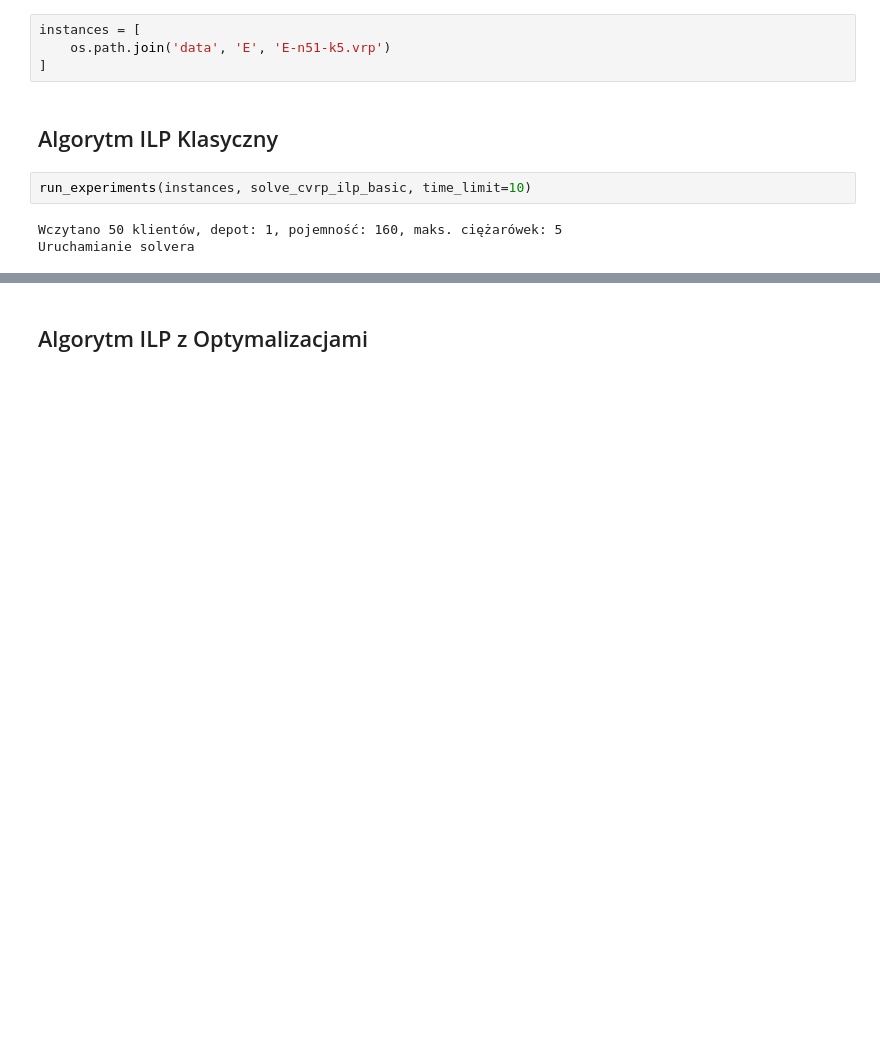
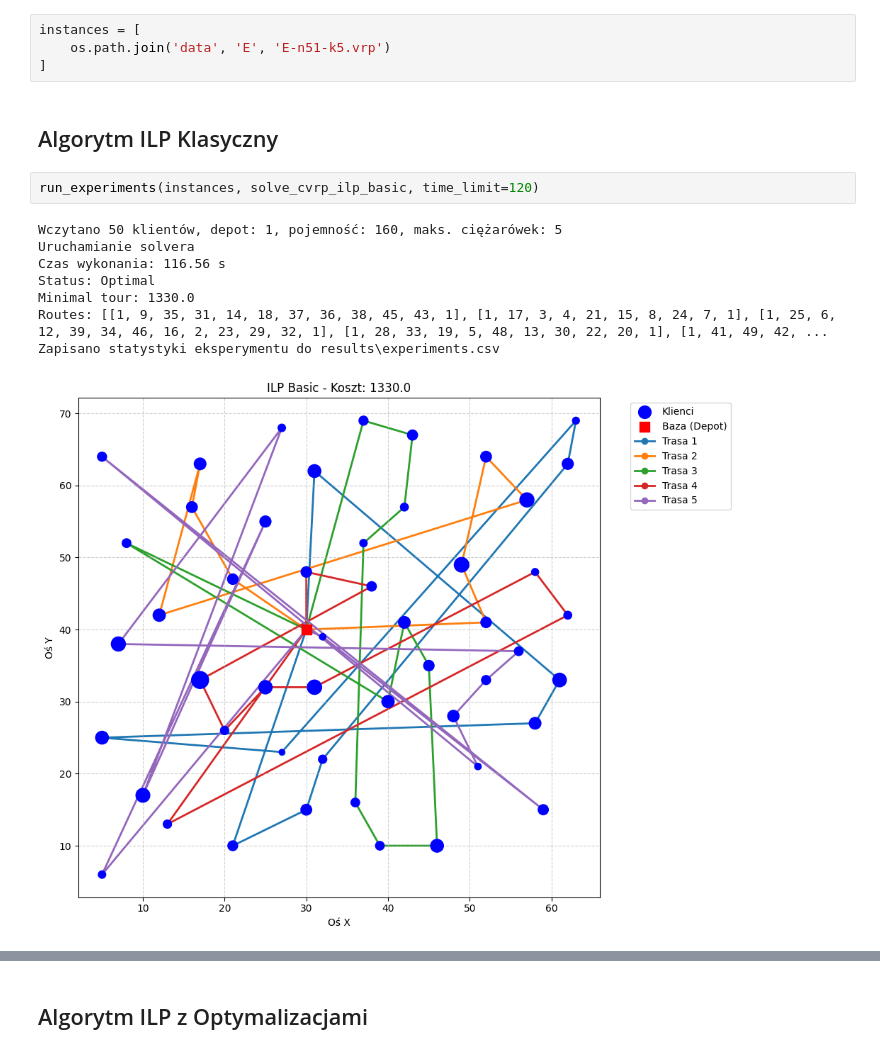
Before and after one commit to JakubRybak/Vehicle_Routing_Lp_Solver, a Jupyter notebook: projekt.ipynb, the cells around one changed output, grey strips where cells are left out. Drawn from its saved outputs; the diff is of its cells as text; blank space fills up the shorter version.

```diff
--- a/projekt.ipynb
+++ b/projekt.ipynb
@@ -55,7 +55,13 @@ instances = [
 # %% [markdown]
 ## Algorytm ILP Klasyczny
 # %%
-run_experiments(instances, solve_cvrp_ilp_basic, time_limit=10)
+run_experiments(instances, solve_cvrp_ilp_basic, time_limit=120)
 # %% [output]
 Wczytano 50 klientów, depot: 1, pojemność: 160, maks. ciężarówek: 5
 Uruchamianie solvera
+Czas wykonania: 116.56 s
+Status: Optimal
+Minimal tour: 1330.0
+Routes: [[1, 9, 35, 31, 14, 18, 37, 36, 38, 45, 43, 1], [1, 17, 3, 4, 21, 15, 8, 24, 7, 1], [1, 25, 6, 12, 39, 34, 46, 16, 2, 23, 29, 32, 1], [1, 28, 33, 19, 5, 48, 13, 30, 22, 20, 1], [1, 41, 49, 42, ...
+Zapisano statystyki eksperymentu do results\experiments.csv
+[figure, added]
```
Also changed, not shown: parts of 9 cells of this notebook, 2 other files.
